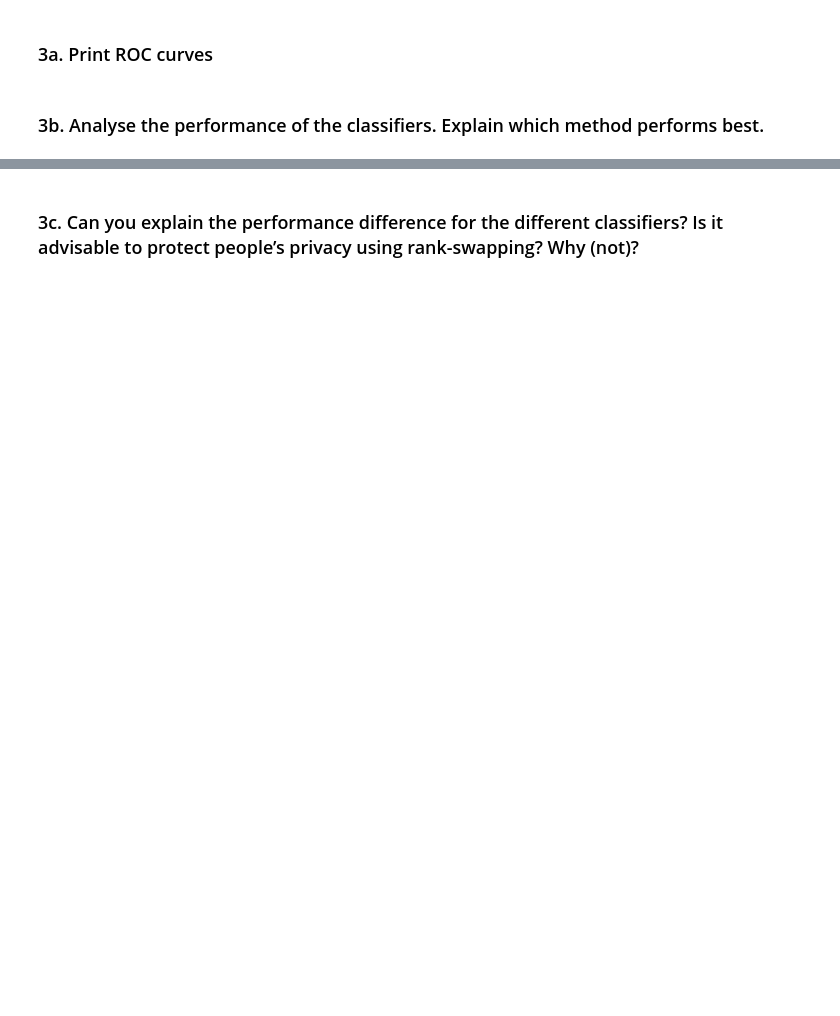
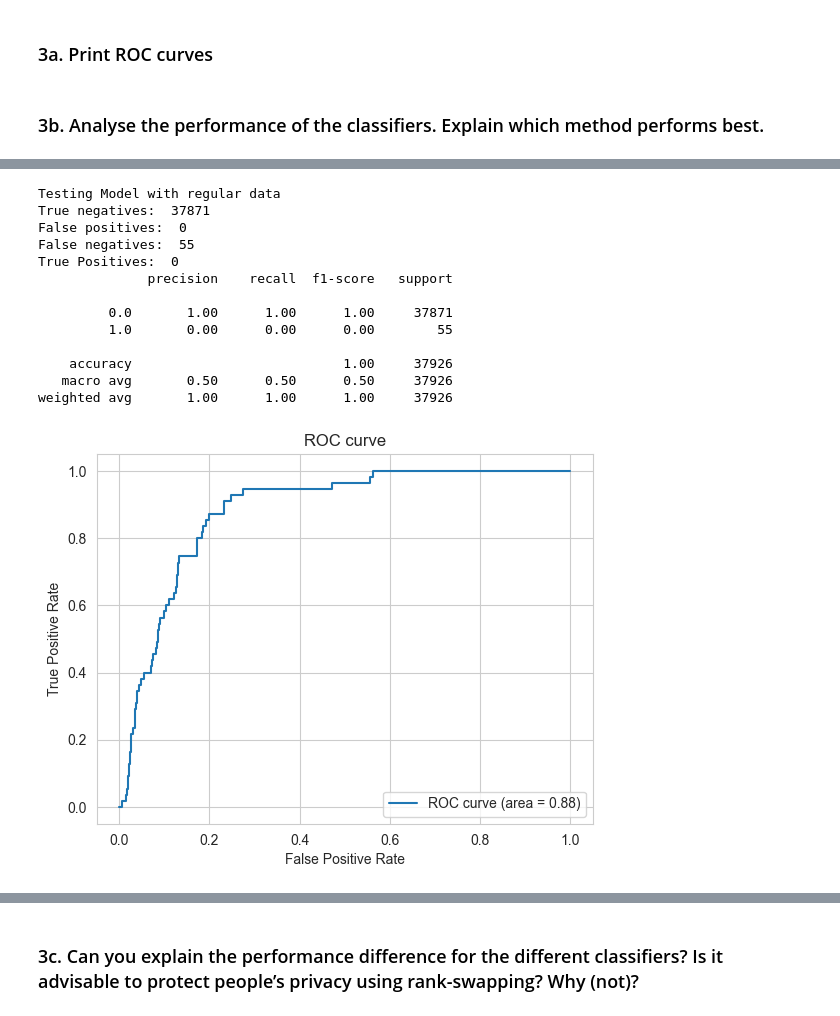
Before and after one commit to BigLob/CDA, a Jupyter notebook: Lab1.ipynb, the cells around one changed output, grey strips where cells are left out. Cells and saved outputs as stored; diff of their text form; code cells hidden in the pictures; blank space fills up the shorter version.

```diff
--- a/Lab1.ipynb
+++ b/Lab1.ipynb
@@ -151,0 +324,27 @@ sns.heatmap(corr_mat)
+# %%
+# with rank swapping
+df_copy = swapped_df.copy()
+df_scaled = scale(process_df(df_copy))
+train, test = train_test_split(df_scaled, test_size=0.2, stratify=df_scaled['label'], random_state=12)
+train = train.reset_index(drop=True)
+test = test.reset_index(drop=True)
+# %%
+# logistic regression
+# print(train, test)
+predictions, probablity_predictions = test_model2()
+plot_roc_curve(test['label'], probablity_predictions[:,1])
+# %% [output]
+Testing Model with regular data
+True negatives:  37871
+False positives:  0
+False negatives:  55
+True Positives:  0
+              precision    recall  f1-score   support
+
+         0.0       1.00      1.00      1.00     37871
+         1.0       0.00      0.00      0.00        55
+
+    accuracy                           1.00     37926
+   macro avg       0.50      0.50      0.50     37926
+weighted avg       1.00      1.00      1.00     37926
+[figure, added]
```
Also changed, not shown: parts of 16 cells of this notebook.
